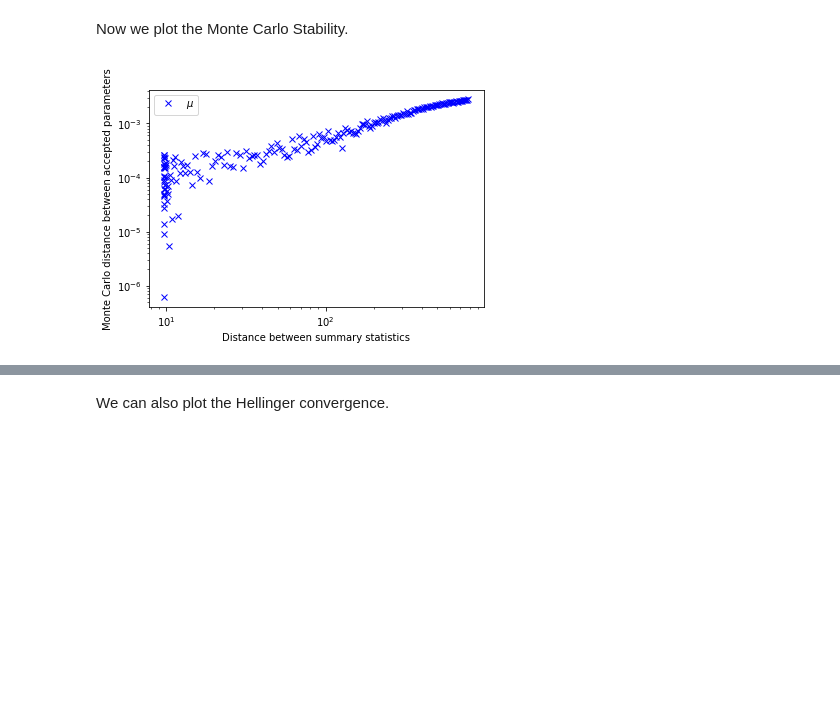
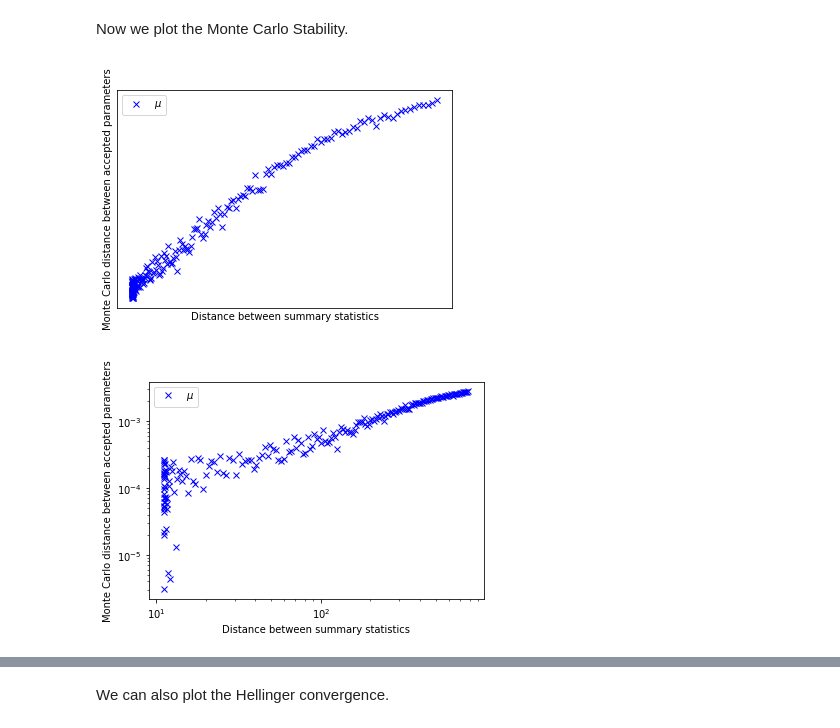
Before and after one commit to jiaao-wang98/Reconciling-Robustness-and-Interpretability-in-Machine-Learning, a Jupyter notebook: Stability.ipynb, the cells around one changed output, grey strips where cells are left out. Saved outputs shown, nothing was run; the diff lists cells and outputs as text; code cells hidden in the pictures; blank space fills up the shorter version.

```diff
--- a/Stability.ipynb
+++ b/Stability.ipynb
@@ -239,35 +270,37 @@ def plot_MonteCarlo_Stability(observed_data, journals):
     for journal in journals[1:]:
         # Observe posterior
         #journal.plot_posterior_distr(true_parameter_values=[170,15])
 
         # Compute Monte Carlo distance
         params = journal.get_parameters()
         monte_mu.append(monte_carlo(params0['mu'], params['mu'], h, 170))
         monte_sigma.append(monte_carlo(params0['sigma'], params['sigma'], h, 10))
 
     fig1 = plt.figure()
-    plt.p((distance_summary), (np.array(monte_mu)), 'bx', label=r'$\mu$')
+    plt.plot((distance_summary), (np.array(monte_mu)), 'bx', label=r'$\mu$')
     #plt.plot((distance_summary), (np.array(monte_sigma)), 'gx', label=r'$\sigma$')
 
     plt.xlabel('Distance between summary statistics')
     plt.ylabel('Monte Carlo distance between accepted parameters')
     #plt.title('Histogram of IQ')
     plt.legend()
-    plt.savefig('MonteCarloStability')
+    plt.savefig('MonteCarloStability200')
 
-    fig1 = plt.figure()
+    fig2 = plt.figure()
     plt.loglog((distance_summary), (np.array(monte_mu)), 'bx', label=r'$\mu$')
+    #plt.loglog(diabetes_X_test, diabetes_y_pred, color="blue", linewidth=3)
     #plt.plot((distance_summary), (np.array(monte_sigma)), 'gx', label=r'$\sigma$')
 
     plt.xlabel('Distance between summary statistics')
     plt.ylabel('Monte Carlo distance between accepted parameters')
     #plt.title('Histogram of IQ')
     plt.legend()
-    plt.savefig('MonteCarloStability')
+    plt.savefig('MonteCarloStabilitylog200')
 
     #plt.xlim([0, 100])
 
 
 plot_MonteCarlo_Stability(observed_data, journals)
 # %% [output]
-[figure, old version]
+[figure, new version]
+[figure, added]
```
Also changed, not shown: parts of 17 cells of this notebook, 8 other files.
